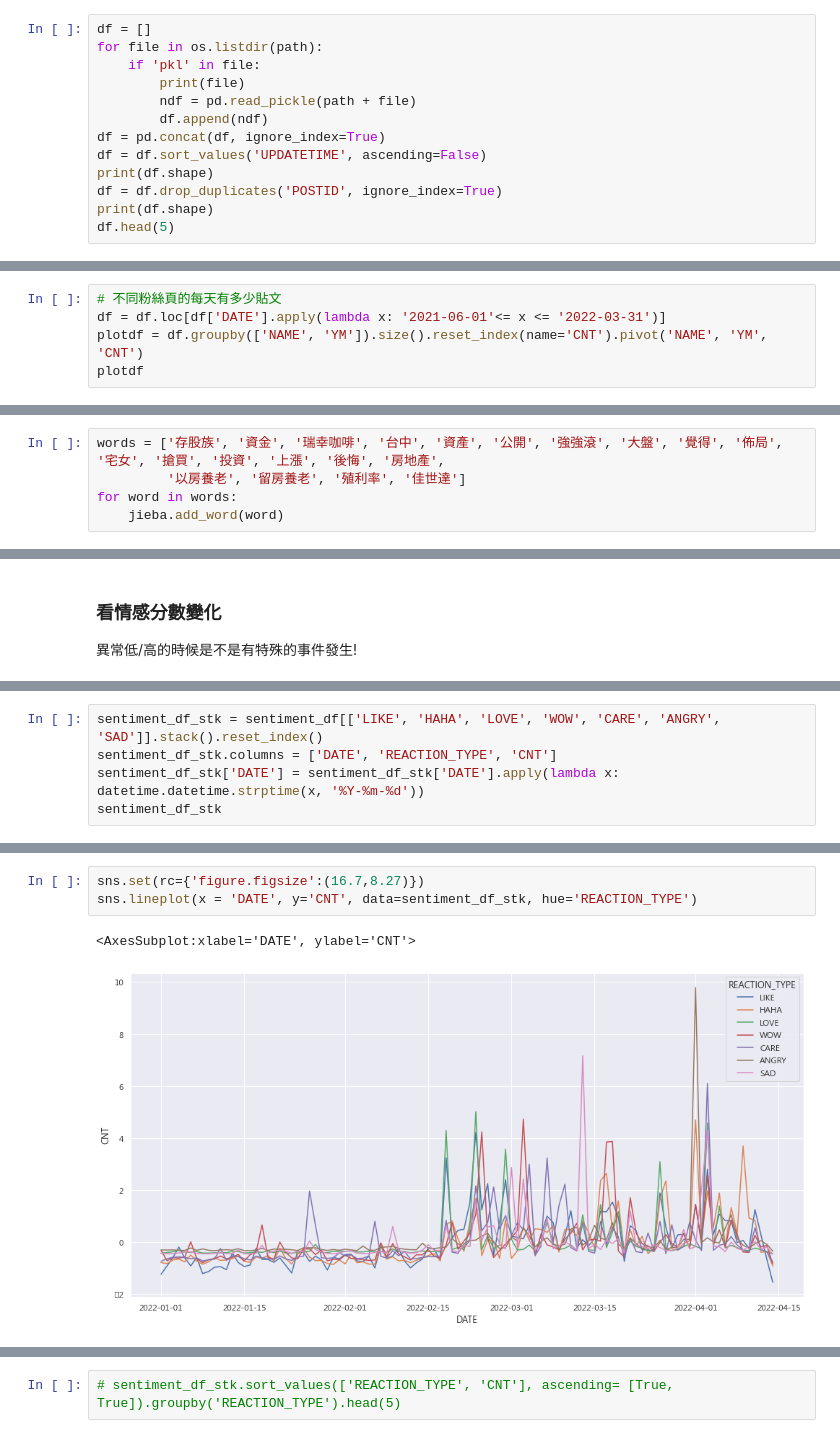
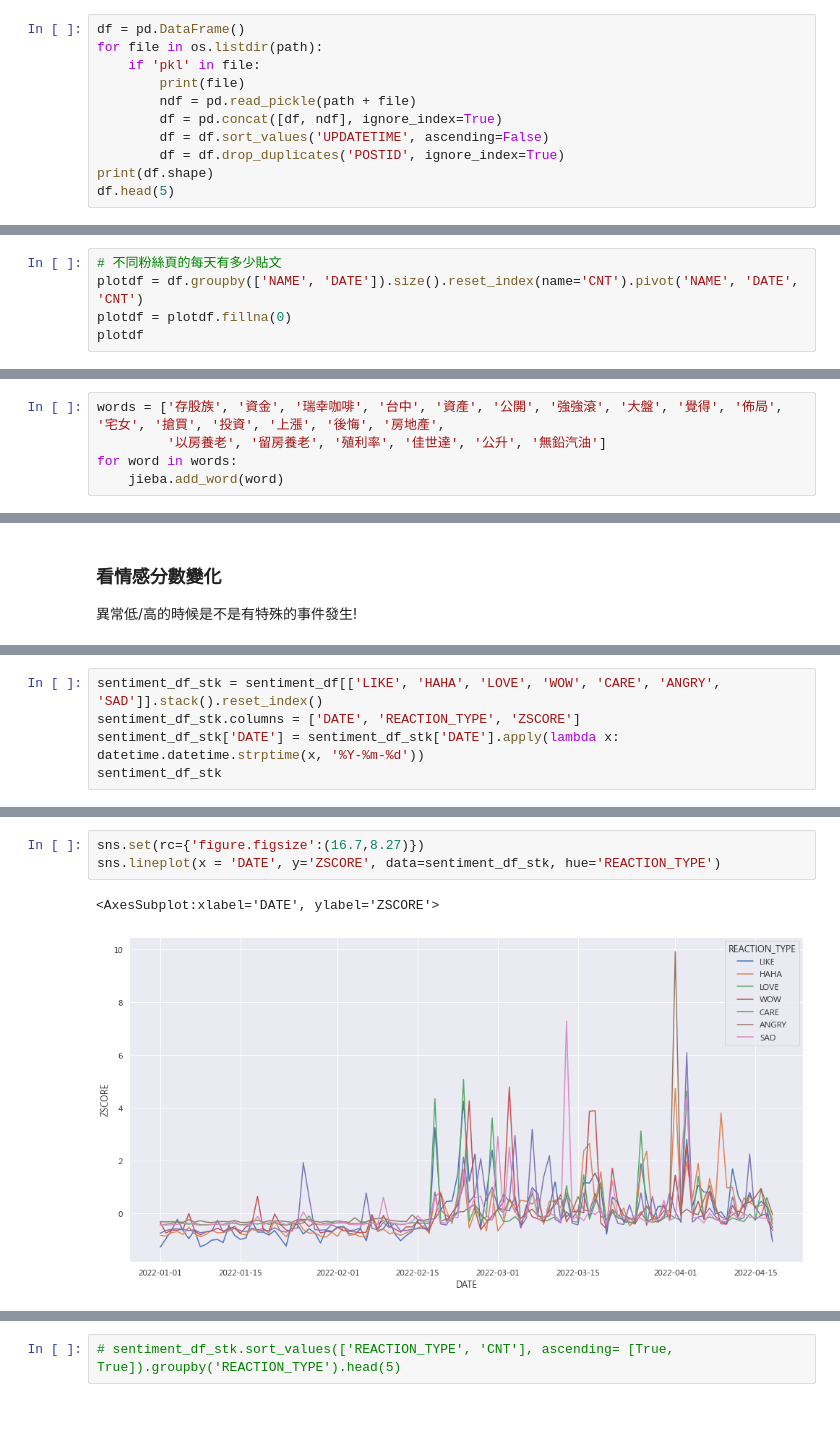
Before and after one commit to tlyu0419/Stock-Prediction-Using-Facebook-Sentiment-with-Python, a Jupyter notebook: 02_Sectiment_analysis.ipynb, the cells around one changed output, grey strips where cells are left out. Drawn from its saved outputs; the diff is of its cells as text.

```diff
--- a/02_Sectiment_analysis.ipynb
+++ b/02_Sectiment_analysis.ipynb
@@ -59,16 +54,14 @@ os.listdir(path)
  '20220414_imoney889.pkl',
  '20220414_YahooTWFinance.pkl']
 # %%
-df = []
+df = pd.DataFrame()
 for file in os.listdir(path):
     if 'pkl' in file:
         print(file)
         ndf = pd.read_pickle(path + file)
-        df.append(ndf)
-df = pd.concat(df, ignore_index=True)
-df = df.sort_values('UPDATETIME', ascending=False)
-print(df.shape)
-df = df.drop_duplicates('POSTID', ignore_index=True)
+        df = pd.concat([df, ndf], ignore_index=True)
+        df = df.sort_values('UPDATETIME', ascending=False)
+        df = df.drop_duplicates('POSTID', ignore_index=True)
 print(df.shape)
 df.head(5)
 # %% [output]
@@ -115,7 +108,7 @@ df.head(3)
 -  解決的方式有兩種，一種是多抓幾次，最後去除重複，另一種就是不要抓長時間，改成小量頻繁一些抓取資料
 # %%
 # 不同粉絲頁的每天有多少貼文
-df = df.loc[df['DATE'].apply(lambda x: '2021-06-01'<= x <= '2022-03-31')]
-plotdf = df.groupby(['NAME', 'YM']).size().reset_index(name='CNT').pivot('NAME', 'YM', 'CNT')
+plotdf = df.groupby(['NAME', 'DATE']).size().reset_index(name='CNT').pivot('NAME', 'DATE', 'CNT')
+plotdf = plotdf.fillna(0)
 plotdf
 # %% [output]
@@ -300,6 +304,6 @@ array(['佳世達殖', '利率', '達', '8%', '\n', '10', '年磨', '一艦隊',
 # %%
 words = ['存股族', '資金', '瑞幸咖啡', '台中', '資產', '公開', '強強滾', '大盤', '覺得', '佈局', '宅女', '搶買', '投資', '上漲', '後悔', '房地產',
-         '以房養老', '留房養老', '殖利率', '佳世達']
+         '以房養老', '留房養老', '殖利率', '佳世達', '公升', '無鉛汽油']
 for word in words:
     jieba.add_word(word)
 # %%
@@ -699,6 +663,6 @@ sentiment_df
 # %%
 sentiment_df_stk = sentiment_df[['LIKE', 'HAHA', 'LOVE', 'WOW', 'CARE', 'ANGRY', 'SAD']].stack().reset_index()
-sentiment_df_stk.columns = ['DATE', 'REACTION_TYPE', 'CNT']
+sentiment_df_stk.columns = ['DATE', 'REACTION_TYPE', 'ZSCORE']
 sentiment_df_stk['DATE'] = sentiment_df_stk['DATE'].apply(lambda x: datetime.datetime.strptime(x, '%Y-%m-%d'))
 sentiment_df_stk
 # %% [output]
@@ -718,7 +682,7 @@ sentiment_df_stk
 # %%
 sns.set(rc={'figure.figsize':(16.7,8.27)})
-sns.lineplot(x = 'DATE', y='CNT', data=sentiment_df_stk, hue='REACTION_TYPE')
+sns.lineplot(x = 'DATE', y='ZSCORE', data=sentiment_df_stk, hue='REACTION_TYPE')
 # %% [output]
-<AxesSubplot:xlabel='DATE', ylabel='CNT'>
+<AxesSubplot:xlabel='DATE', ylabel='ZSCORE'>
-[figure, old version]
+[figure, new version]
 # %%
```
Also changed, not shown: parts of 46 cells of this notebook, 7 other files.
